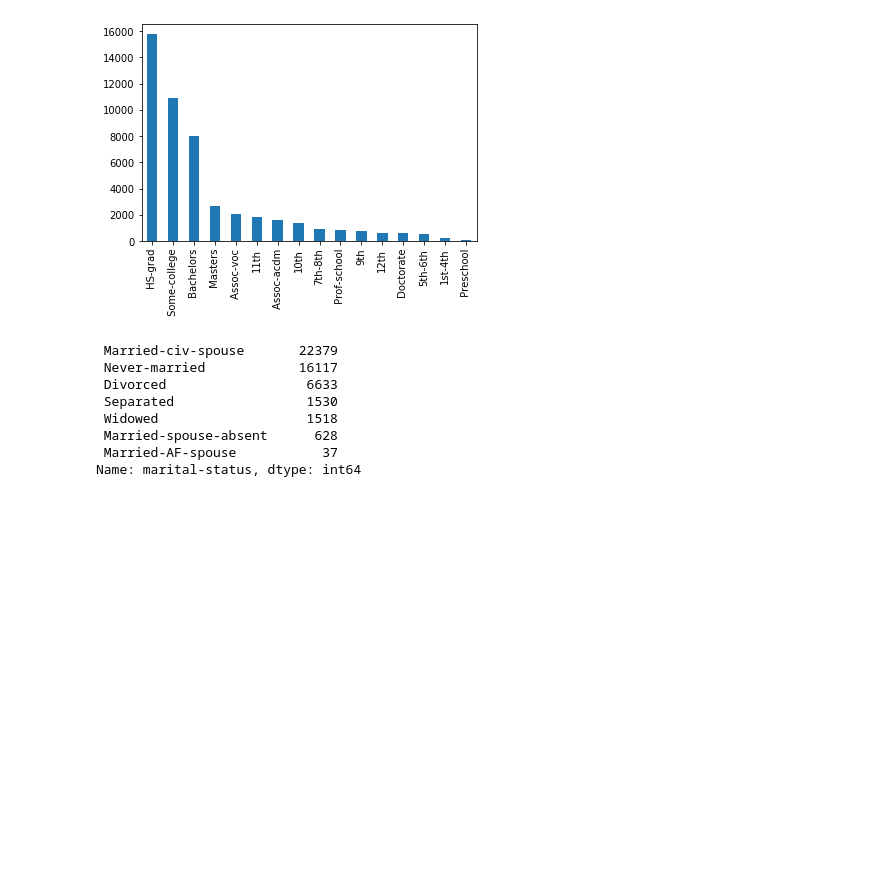
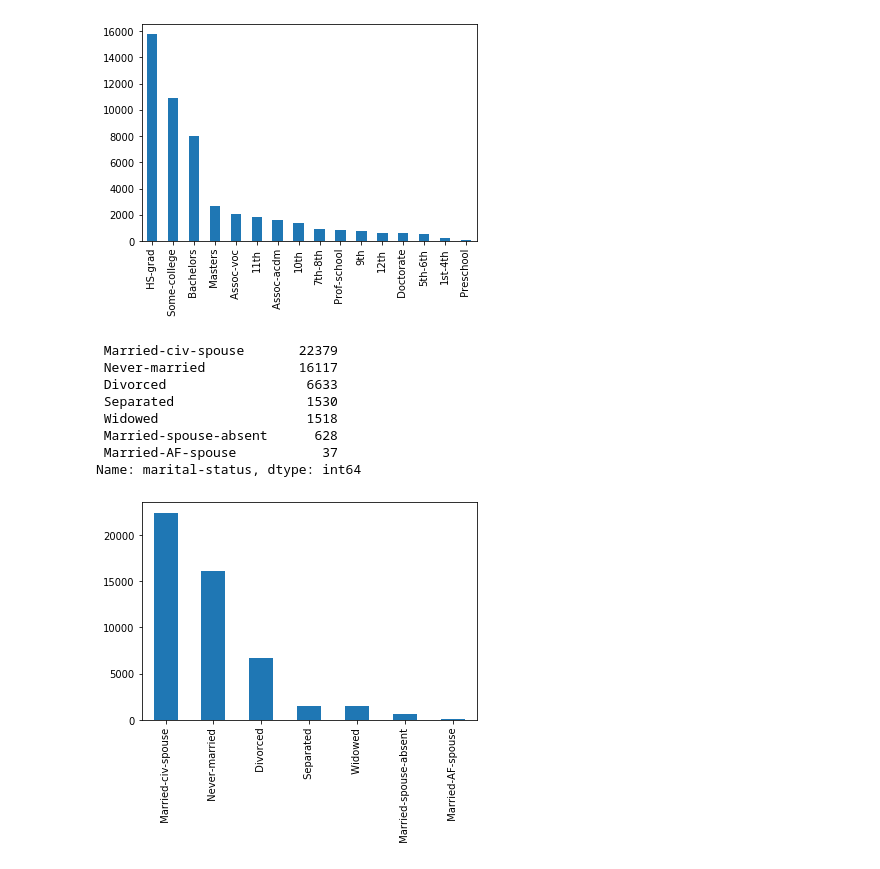
Before and after one commit to DandDevy/dataAnalyticsProject1, a Jupyter notebook: project.ipynb, the cells around one changed output. Saved outputs shown, nothing was run; the diff lists cells and outputs as text; code cells hidden in the pictures; blank space fills up the shorter version.

```diff
--- a/project.ipynb
+++ b/project.ipynb
@@ -235,15 +235,16 @@ Name: education, Length: 48843, dtype: object
 # %%
 def task12():
     t12df = dataframeFromCSV.copy()["marital-status"]
     print(t12df.value_counts())
-    t12df.value_counts()
+    t12df.value_counts().plot(kind="bar")
 task12()
 # %% [output]
  Married-civ-spouse       22379
  Never-married            16117
  Divorced                  6633
  Separated                 1530
  Widowed                   1518
  Married-spouse-absent      628
  Married-AF-spouse           37
 Name: marital-status, dtype: int64
+[figure, added]
```
Also changed, not shown: parts of 1 cell of this notebook.
